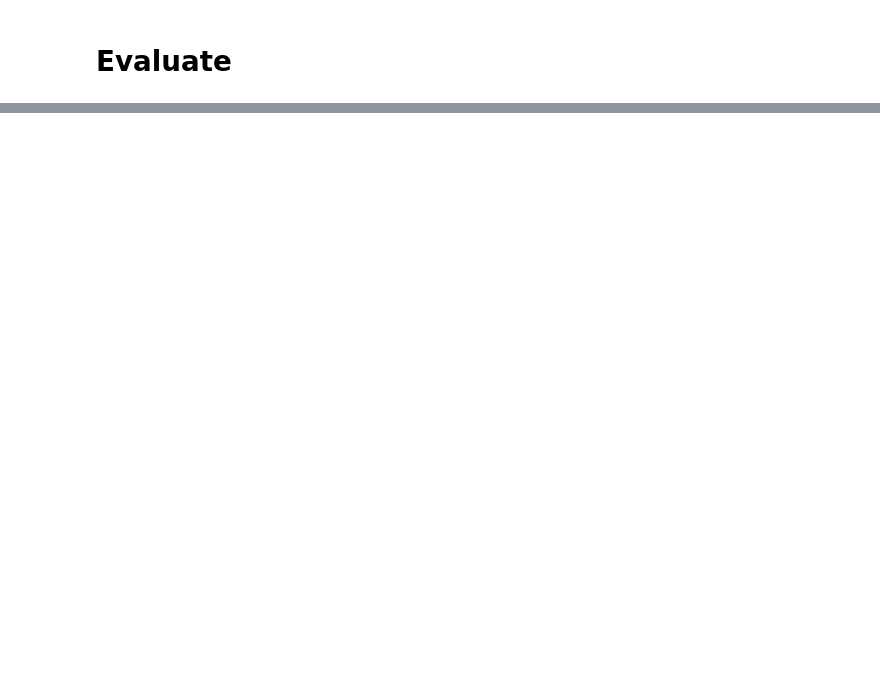
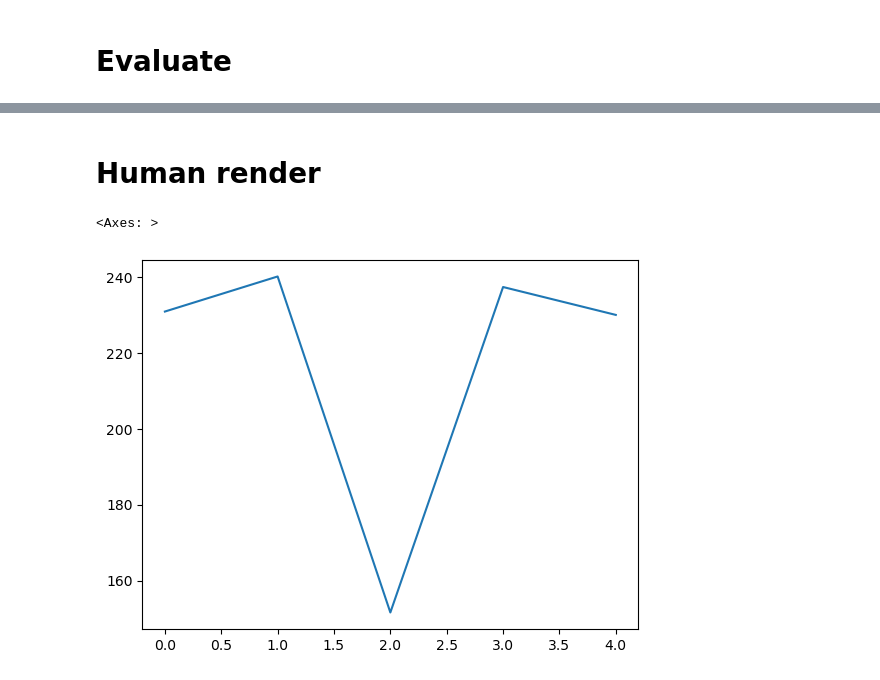
Before and after one commit to jameskn30/NLP_RNN, a Jupyter notebook: Reinforcement Learning/policy_gradient/actor_critic/v2/lunar_lander.ipynb, the cells around one changed output, grey strips where cells are left out. Drawn from its saved outputs; the diff is of its cells as text; code cells hidden in the pictures; blank space fills up the shorter version.

```diff
--- a/Reinforcement Learning/policy_gradient/actor_critic/v2/lunar_lander.ipynb
+++ b/Reinforcement Learning/policy_gradient/actor_critic/v2/lunar_lander.ipynb
@@ -338,0 +338,32 @@ sns.lineplot(y = total_rewards, x= list(range(len(total_rewards))))
+# %% [markdown]
+# Human render
+# %%
+env = gym.make(ENV_NAME, render_mode= 'human')
+rewards = []
+
+# net = torch.load('best_target_net.torch')
+LOAD_PATH = os.path.join(OUTPUT, 'baseline', 'actor.checkpoint.torch')
+eval_net = torch.load(LOAD_PATH)
+
+loop = tqdm(range(5))
+total_rewards = []
+
+for epoch in loop:
+    state, info = env.reset()
+    total_reward = 0
+
+    for t in range(max_t):
+
+        action, log_prob = eval_net.act(state)
+        state, reward, terminated, truncated, info = env.step(action)
+        total_reward += reward
+        if terminated or truncated:
+            break
+
+    total_rewards.append(total_reward)
+    loop.set_description(f'reward = {total_reward:.2f}')
+
+sns.lineplot(y = total_rewards, x= list(range(len(total_rewards))))
+# %% [output]
+<Axes: >
+[figure, added]
```
Also changed, not shown: parts of 7 cells of this notebook, 1 other file.
